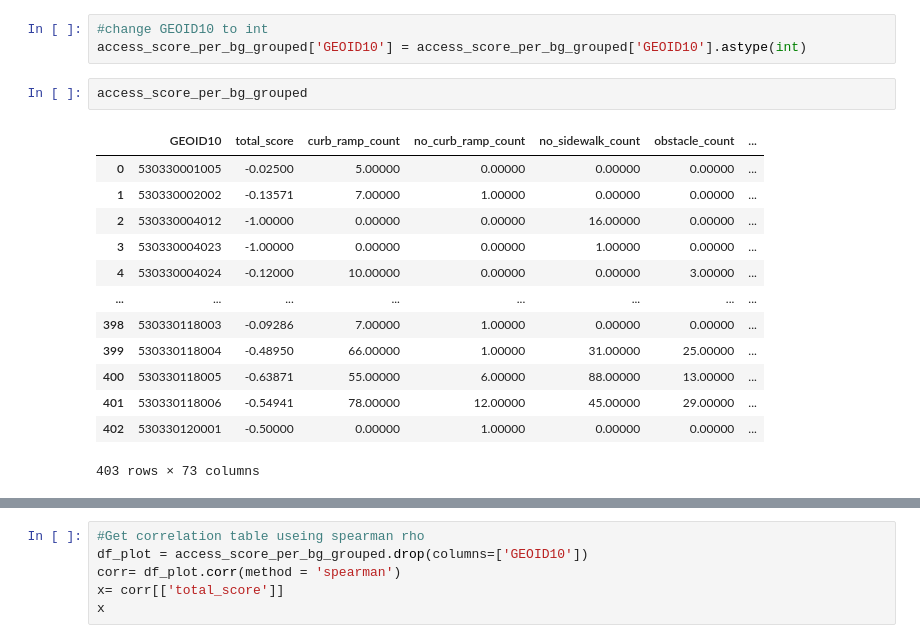
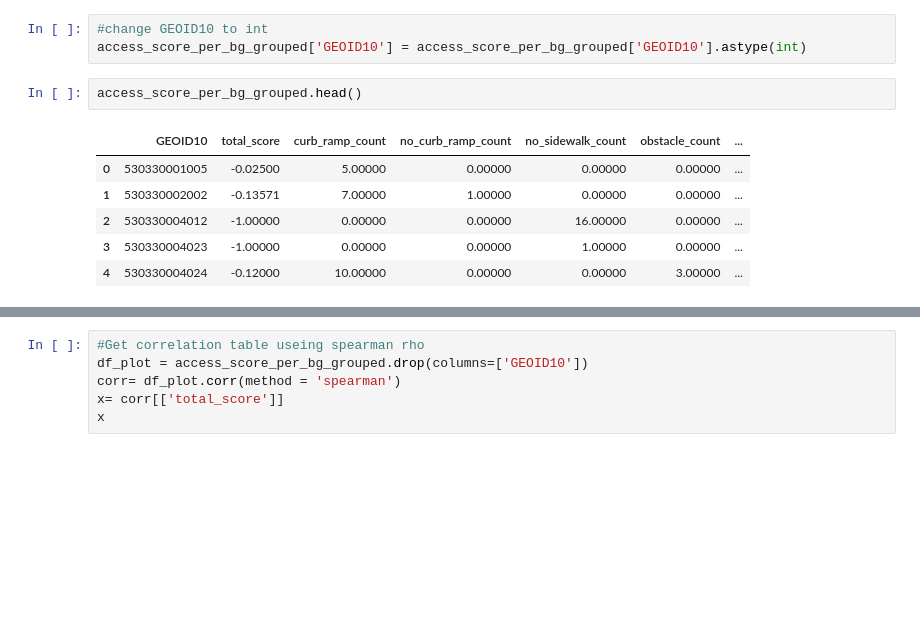
Before and after one commit to crescendochu/access-score, a Jupyter notebook: seattle/processing-notebooks/access-score/access-score-neighbourhood.ipynb, the cells around one changed output, grey strips where cells are left out. Drawn from its saved outputs; the diff is of its cells as text; blank space fills up the shorter version.

Commit message:
Updated access score

```diff
--- a/seattle/processing-notebooks/access-score/access-score-neighbourhood.ipynb
+++ b/seattle/processing-notebooks/access-score/access-score-neighbourhood.ipynb
@@ -158,18 +158,11 @@ access_score_per_bg_grouped.head()
 #change GEOID10 to int
 access_score_per_bg_grouped['GEOID10'] = access_score_per_bg_grouped['GEOID10'].astype(int)
 # %%
-access_score_per_bg_grouped
+access_score_per_bg_grouped.head()
 # %% [output]
 |  | GEOID10 | total_score | curb_ramp_count | no_curb_ramp_count | no_sidewalk_count | obstacle_count | ... |
 | 0 | 530330001005 | -0.02500 | 5.00000 | 0.00000 | 0.00000 | 0.00000 | ... |
 | 1 | 530330002002 | -0.13571 | 7.00000 | 1.00000 | 0.00000 | 0.00000 | ... |
 | 2 | 530330004012 | -1.00000 | 0.00000 | 0.00000 | 16.00000 | 0.00000 | ... |
 | 3 | 530330004023 | -1.00000 | 0.00000 | 0.00000 | 1.00000 | 0.00000 | ... |
 | 4 | 530330004024 | -0.12000 | 10.00000 | 0.00000 | 0.00000 | 3.00000 | ... |
-| ... | ... | ... | ... | ... | ... | ... | ... |
-| 398 | 530330118003 | -0.09286 | 7.00000 | 1.00000 | 0.00000 | 0.00000 | ... |
-| 399 | 530330118004 | -0.48950 | 66.00000 | 1.00000 | 31.00000 | 25.00000 | ... |
-| 400 | 530330118005 | -0.63871 | 55.00000 | 6.00000 | 88.00000 | 13.00000 | ... |
-| 401 | 530330118006 | -0.54941 | 78.00000 | 12.00000 | 45.00000 | 29.00000 | ... |
-| 402 | 530330120001 | -0.50000 | 0.00000 | 1.00000 | 0.00000 | 0.00000 | ... |
-403 rows × 73 columns
```
Also changed, not shown: parts of 6 cells of this notebook, 1 other file.
